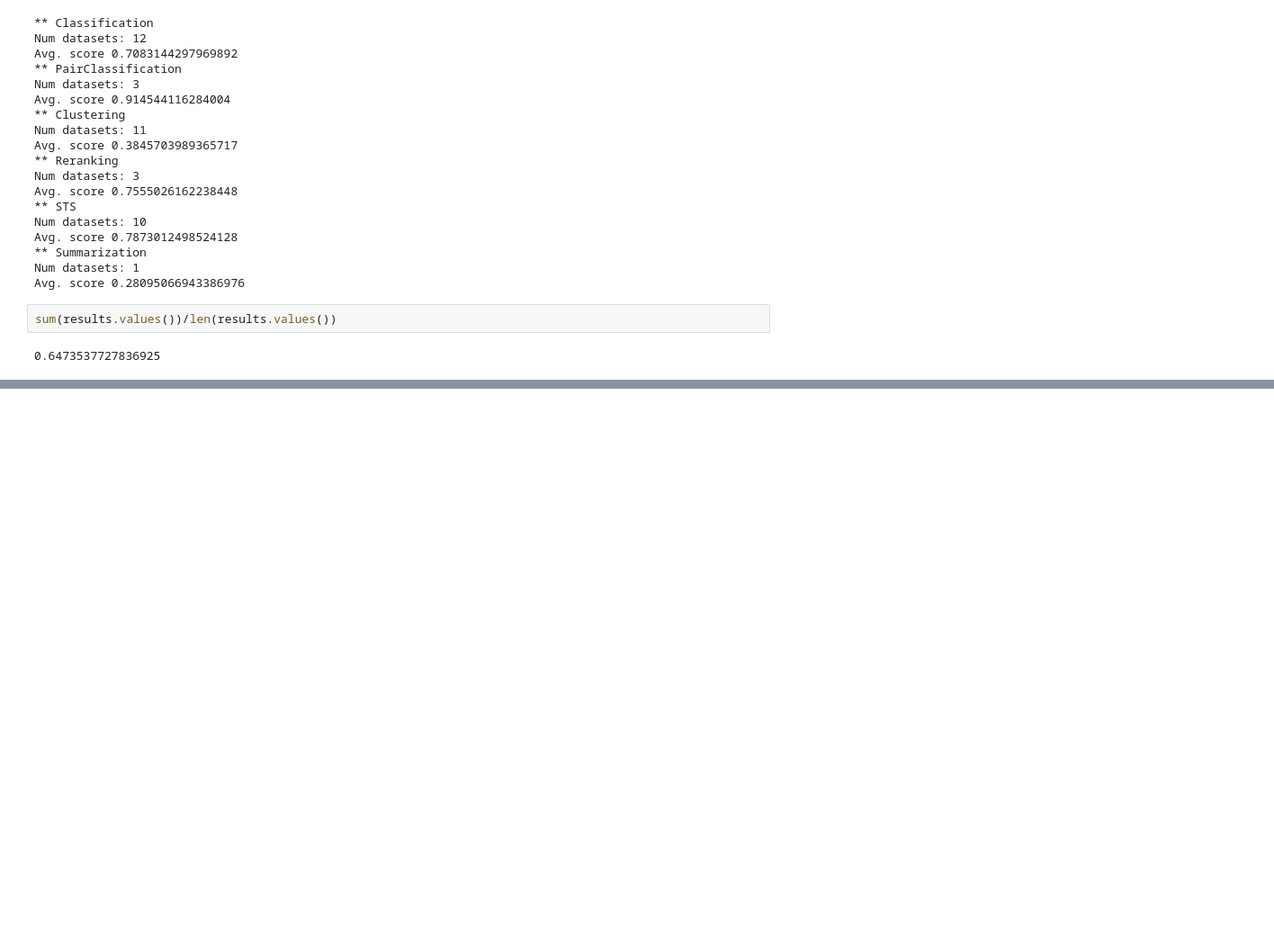
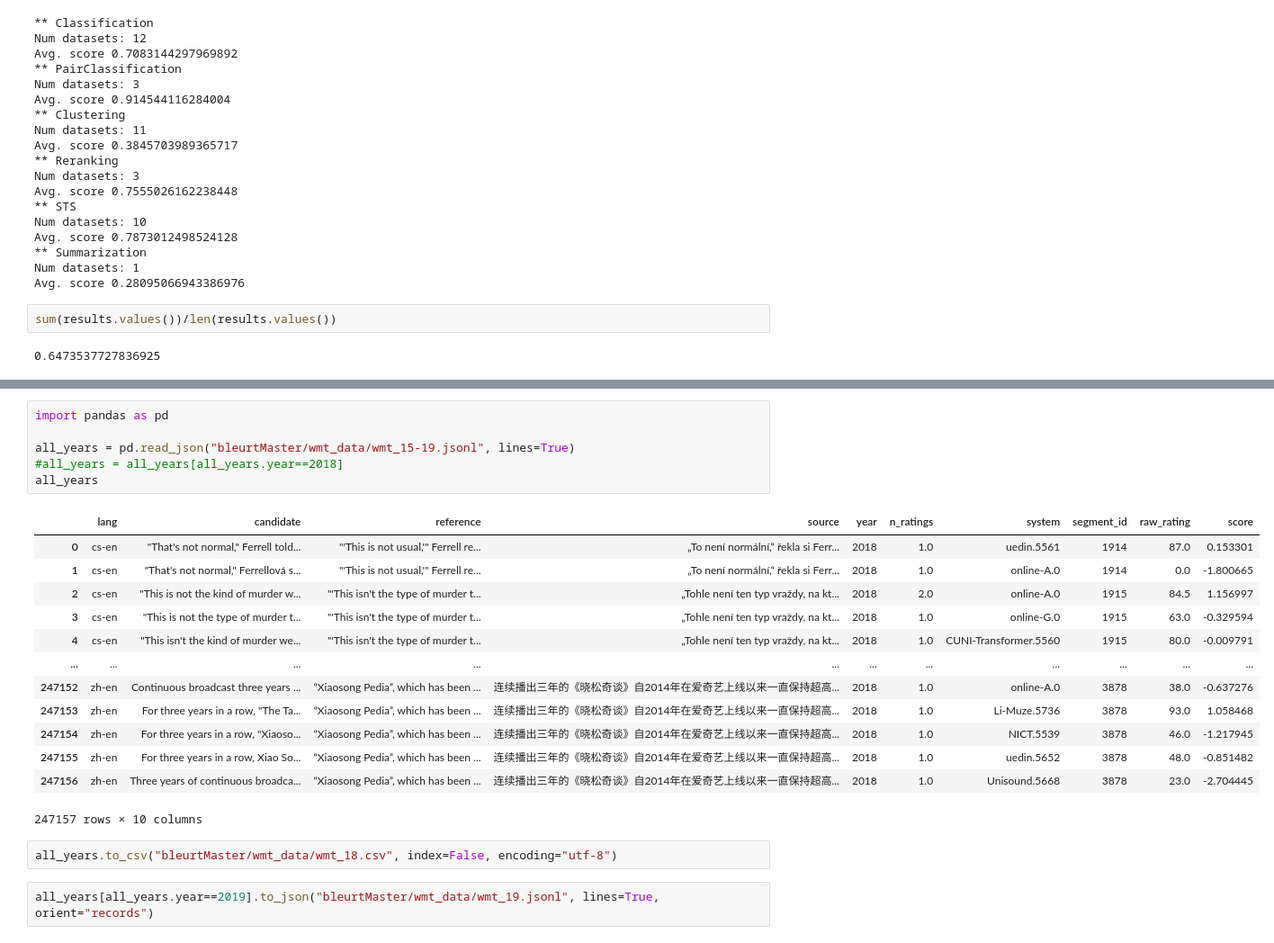
Before and after one commit to MiriUll/negation_aware_evaluation, a Jupyter notebook: development_notebooks/evaluation.ipynb, the cells around one changed output, grey strips where cells are left out. Shown at 90% size. Drawn from its saved outputs; the diff is of its cells as text; blank space fills up the shorter version.

```diff
--- a/evaluation.ipynb
+++ b/development_notebooks/evaluation.ipynb
@@ -264,0 +282,24 @@ sum(results.values())/len(results.values())
+# %%
+import pandas as pd
+
+all_years = pd.read_json("bleurtMaster/wmt_data/wmt_15-19.jsonl", lines=True)
+#all_years = all_years[all_years.year==2018]
+all_years
+# %% [output]
+|  | lang | candidate | reference | source | year | n_ratings | system | segment_id | raw_rating | score |
+| 0 | cs-en | "That's not normal," Ferrell told... | "'This is not usual,'" Ferrell re... | „To není normální,“ řekla si Ferr... | 2018 | 1.0 | uedin.5561 | 1914 | 87.0 | 0.153301 |
+| 1 | cs-en | "That's not normal," Ferrellová s... | "'This is not usual,'" Ferrell re... | „To není normální,“ řekla si Ferr... | 2018 | 1.0 | online-A.0 | 1914 | 0.0 | -1.800665 |
+| 2 | cs-en | "This is not the kind of murder w... | "'This isn't the type of murder t... | „Tohle není ten typ vraždy, na kt... | 2018 | 2.0 | online-A.0 | 1915 | 84.5 | 1.156997 |
+| 3 | cs-en | "This is not the type of murder t... | "'This isn't the type of murder t... | „Tohle není ten typ vraždy, na kt... | 2018 | 1.0 | online-G.0 | 1915 | 63.0 | -0.329594 |
+| 4 | cs-en | "This isn't the kind of murder we... | "'This isn't the type of murder t... | „Tohle není ten typ vraždy, na kt... | 2018 | 1.0 | CUNI-Transformer.5560 | 1915 | 80.0 | -0.009791 |
+| ... | ... | ... | ... | ... | ... | ... | ... | ... | ... | ... |
+| 247152 | zh-en | Continuous broadcast three years ... | “Xiaosong Pedia”, which has been ... | 连续播出三年的《晓松奇谈》自2014年在爱奇艺上线以来一直保持超高... | 2018 | 1.0 | online-A.0 | 3878 | 38.0 | -0.637276 |
+| 247153 | zh-en | For three years in a row, "The Ta... | “Xiaosong Pedia”, which has been ... | 连续播出三年的《晓松奇谈》自2014年在爱奇艺上线以来一直保持超高... | 2018 | 1.0 | Li-Muze.5736 | 3878 | 93.0 | 1.058468 |
+| 247154 | zh-en | For three years in a row, "Xiaoso... | “Xiaosong Pedia”, which has been ... | 连续播出三年的《晓松奇谈》自2014年在爱奇艺上线以来一直保持超高... | 2018 | 1.0 | NICT.5539 | 3878 | 46.0 | -1.217945 |
+| 247155 | zh-en | For three years in a row, Xiao So... | “Xiaosong Pedia”, which has been ... | 连续播出三年的《晓松奇谈》自2014年在爱奇艺上线以来一直保持超高... | 2018 | 1.0 | uedin.5652 | 3878 | 48.0 | -0.851482 |
+| 247156 | zh-en | Three years of continuous broadca... | “Xiaosong Pedia”, which has been ... | 连续播出三年的《晓松奇谈》自2014年在爱奇艺上线以来一直保持超高... | 2018 | 1.0 | Unisound.5668 | 3878 | 23.0 | -2.704445 |
+247157 rows × 10 columns
+# %%
+all_years.to_csv("bleurtMaster/wmt_data/wmt_18.csv", index=False, encoding="utf-8")
+# %%
+all_years[all_years.year==2019].to_json("bleurtMaster/wmt_data/wmt_19.jsonl", lines=True, orient="records")
```
Also changed, not shown: parts of 5 cells of this notebook, 5 other files.
